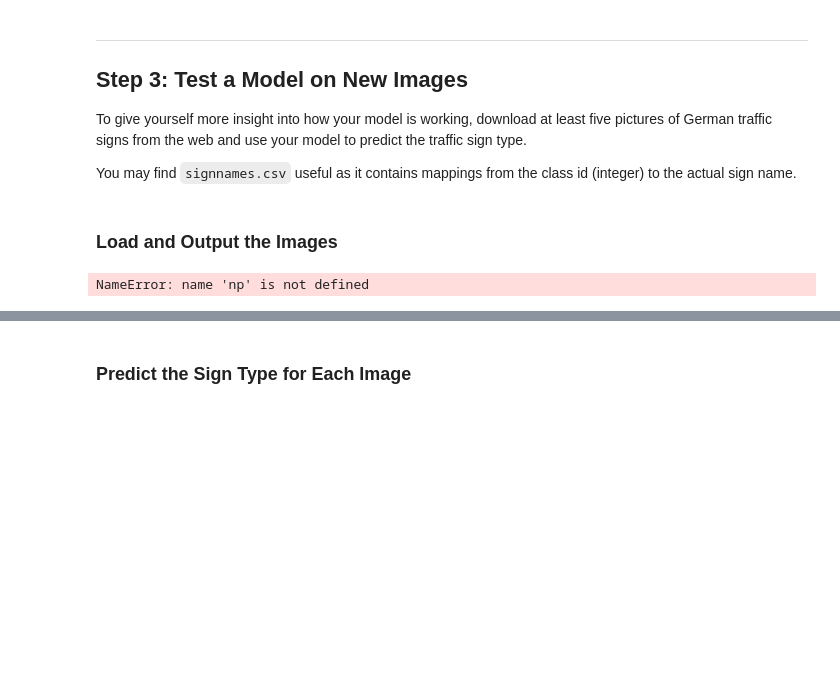
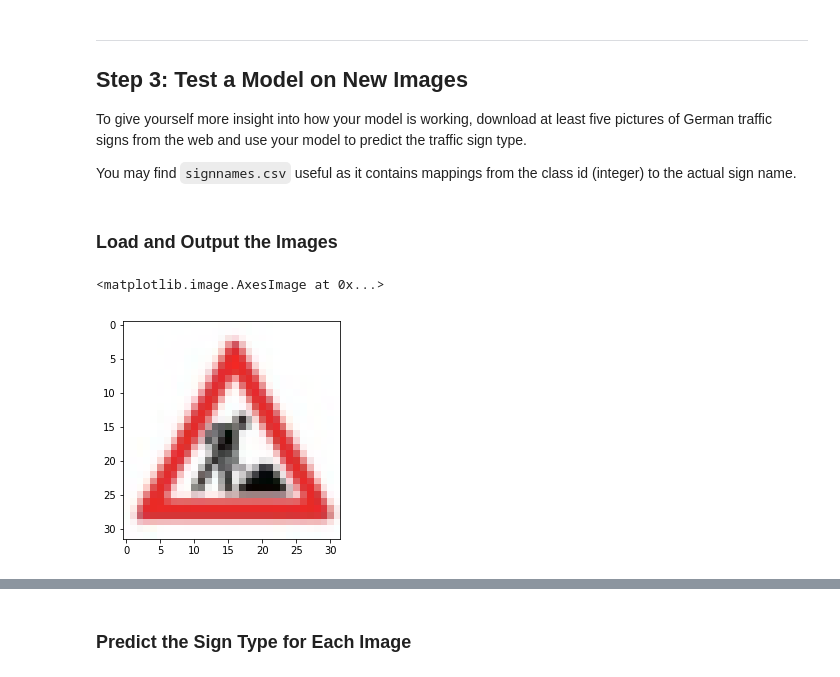
Before and after one commit to amhamor/Traffic-Sign-Classifier, a Jupyter notebook: Traffic_Sign_Classifier.ipynb, the cells around one changed output, grey strips where cells are left out. Drawn from its saved outputs; the diff is of its cells as text; code cells hidden in the pictures; blank space fills up the shorter version.

Commit message:
Commit to test traffic sign classifier model on Amazon Web Services.

```diff
--- a/Traffic_Sign_Classifier.ipynb
+++ b/Traffic_Sign_Classifier.ipynb
@@ -370,26 +372,26 @@ You may find `signnames.csv` useful as it contains mappings from the class id (i
 # %%
 ### Load the images and plot them here.
 ### Feel free to use as many code cells as needed.
 import matplotlib.image as mpimg
 from scipy.misc import imresize
 
-image1 = mpimg.imread('roadworks-german-road-sign-ahead-81618639.jpg')
+image1 = mpimg.imread('roadwork-ahead.png')
 image1 = imresize(image1, (32, 32, 3))
-image1 = np.expand_dims(image1, axis=0)
-image2 = mpimg.imread('stock-photo-german-traffic-sign-go-straight-or-left-249207982.jpg')
+
+image2 = mpimg.imread('go-straight-or-left-german-traffic-sign.png')
 image2 = imresize(image2, (32, 32, 3))
-image2 = np.expand_dims(image2, axis=0)
-image3 = mpimg.imread('traffic-roundabout-sign.jpg')
+
+image3 = mpimg.imread('roundabout-mandatory-german-traffic-sign.png')
 image3 = imresize(image3, (32, 32, 3))
-image3 = np.expand_dims(image3, axis=0)
-image4 = mpimg.imread('traffic-speed-limit-sign.jpg')
+
+image4 = mpimg.imread('speed-limit-30-km-per-h-german-traffic-sign.png')
 image4 = imresize(image4, (32, 32, 3))
-image4 = np.expand_dims(image4, axis=0)
-image5 = mpimg.imread('traffic-yield-sign.jpg')
+
+image5 = mpimg.imread('yield-german-traffic-sign.png')
 image5 = imresize(image5, (32, 32, 3))
-image5 = np.expand_dims(image5, axis=0)
 
-plt.imshow(image1[0])
+plt.imshow(image1)
 # %% [output]
-NameError: name 'np' is not defined
+<matplotlib.image.AxesImage at 0x...>
+[figure, added]
 # %%
```
Also changed, not shown: parts of 16 cells of this notebook.
